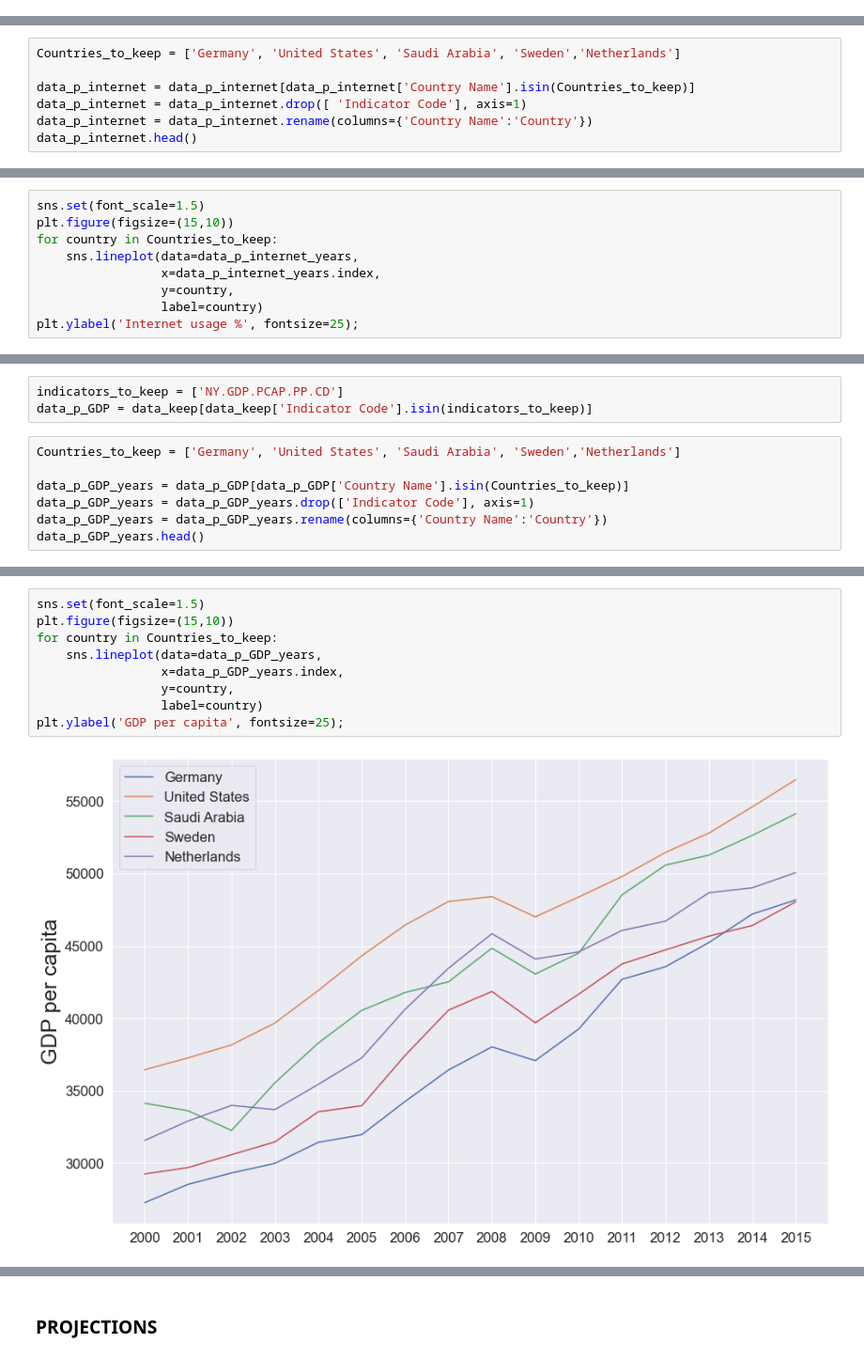
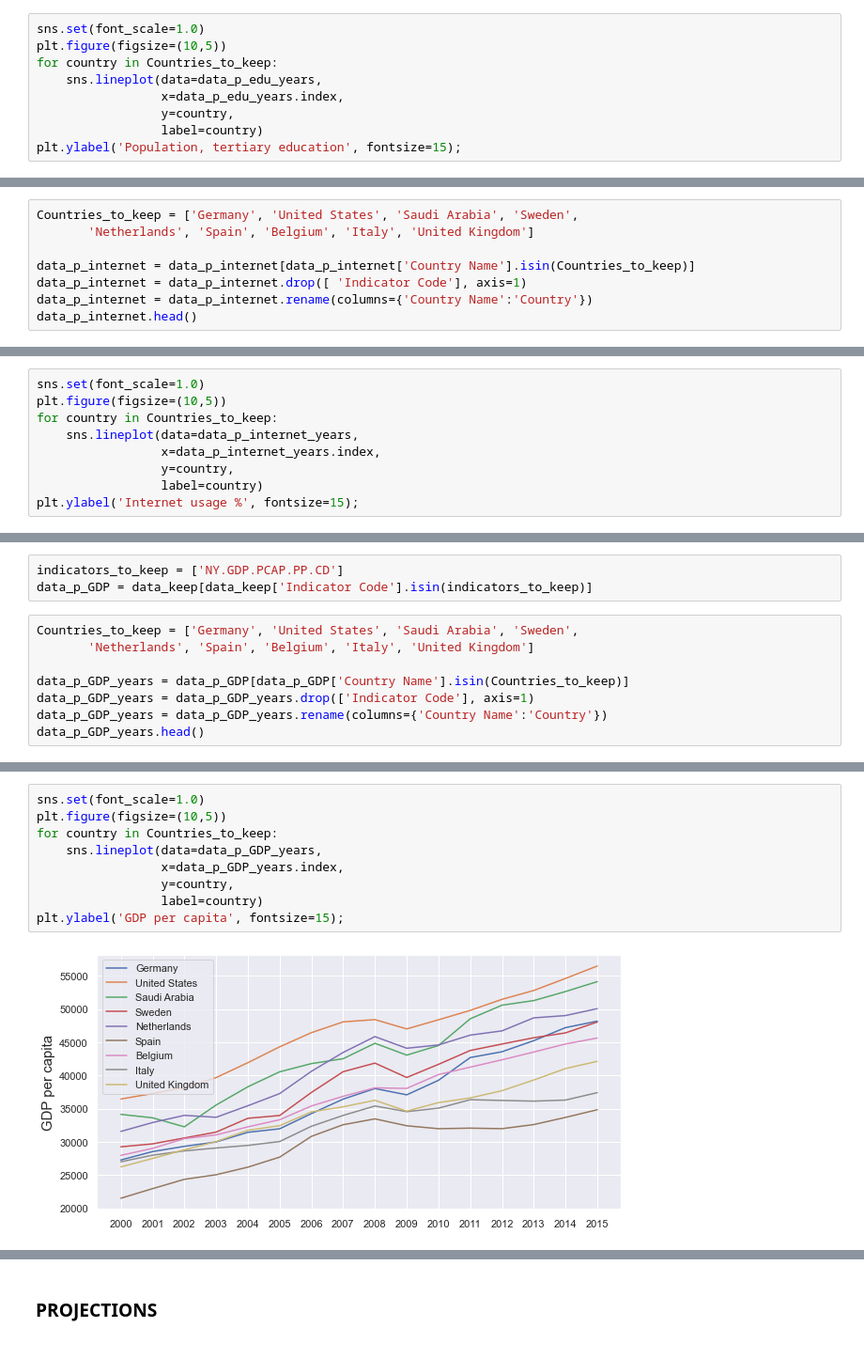
Before and after one commit to Azimoj/EdState-, a Jupyter notebook: P2.ipynb, the cells around one changed output, grey strips where cells are left out. Shown at 94% size. Cells and saved outputs as stored; diff of their text form.

```diff
--- a/P2.ipynb
+++ b/P2.ipynb
@@ -639,0 +739,9 @@ Index(['Country Name', 'Indicator Code', '2000', '2001', '2002', '2003',
+# %%
+sns.set(font_scale=1.0)
+plt.figure(figsize=(10,5))
+for country in Countries_to_keep:
+    sns.lineplot(data=data_p_edu_years,
+                 x=data_p_edu_years.index,
+                 y=country,
+                 label=country)
+plt.ylabel('Population, tertiary education', fontsize=15);
@@ -641,7 +753,8 @@ Index(['Country Name', 'Indicator Code', '2000', '2001', '2002', '2003',
 indicators_to_keep = ['IT.NET.USER.P2']
 data_p_internet = data_keep[data_keep['Indicator Code'].isin(indicators_to_keep)]
 # %%
-Countries_to_keep = ['Germany', 'United States', 'Saudi Arabia', 'Sweden','Netherlands']
+Countries_to_keep = ['Germany', 'United States', 'Saudi Arabia', 'Sweden',
+       'Netherlands', 'Spain', 'Belgium', 'Italy', 'United Kingdom']
 
 data_p_internet = data_p_internet[data_p_internet['Country Name'].isin(Countries_to_keep)]
 data_p_internet = data_p_internet.drop([ 'Indicator Code'], axis=1)
@@ -679,10 +796,10 @@ data_p_internet_years.head()
 # %%
-sns.set(font_scale=1.5)
-plt.figure(figsize=(15,10))
+sns.set(font_scale=1.0)
+plt.figure(figsize=(10,5))
 for country in Countries_to_keep:
     sns.lineplot(data=data_p_internet_years,
                  x=data_p_internet_years.index,
                  y=country,
                  label=country)
-plt.ylabel('Internet usage %', fontsize=25);
+plt.ylabel('Internet usage %', fontsize=15);
 # %% [output]
@@ -693,7 +810,8 @@ plt.ylabel('Internet usage %', fontsize=25);
 indicators_to_keep = ['NY.GDP.PCAP.PP.CD']
 data_p_GDP = data_keep[data_keep['Indicator Code'].isin(indicators_to_keep)]
 # %%
-Countries_to_keep = ['Germany', 'United States', 'Saudi Arabia', 'Sweden','Netherlands']
+Countries_to_keep = ['Germany', 'United States', 'Saudi Arabia', 'Sweden',
+       'Netherlands', 'Spain', 'Belgium', 'Italy', 'United Kingdom']
 
 data_p_GDP_years = data_p_GDP[data_p_GDP['Country Name'].isin(Countries_to_keep)]
 data_p_GDP_years = data_p_GDP_years.drop(['Indicator Code'], axis=1)
@@ -731,11 +853,11 @@ data_p_GDP_years.head()
 # %%
-sns.set(font_scale=1.5)
-plt.figure(figsize=(15,10))
+sns.set(font_scale=1.0)
+plt.figure(figsize=(10,5))
 for country in Countries_to_keep:
     sns.lineplot(data=data_p_GDP_years,
                  x=data_p_GDP_years.index,
                  y=country,
                  label=country)
-plt.ylabel('GDP per capita', fontsize=25);
+plt.ylabel('GDP per capita', fontsize=15);
 # %% [output]
-[figure, old version]
+[figure, new version]
```
Also changed, not shown: parts of 52 cells of this notebook.
